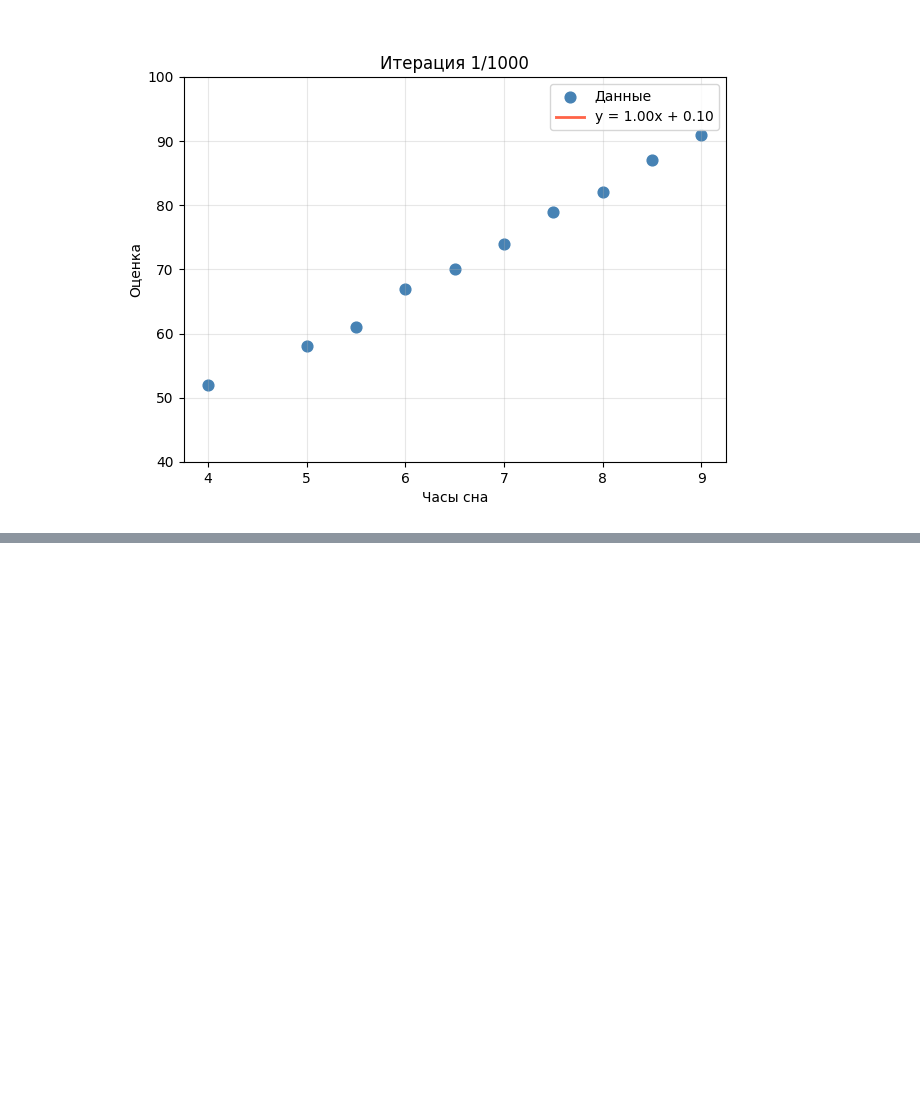
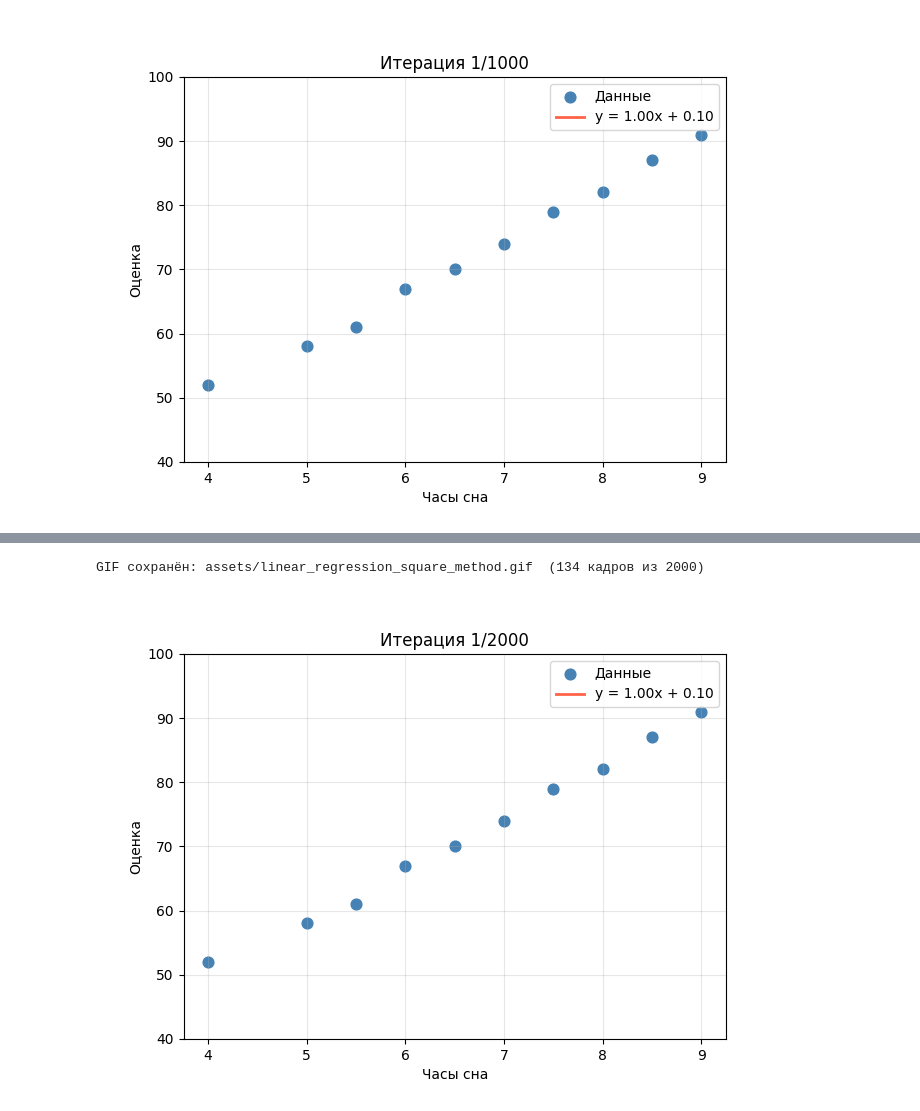
Before and after one commit to lusm554/grokking_machine_learning, a Jupyter notebook: linear_regression.ipynb, the cells around one changed output, grey strips where cells are left out. Drawn from its saved outputs; the diff is of its cells as text; code cells hidden in the pictures; blank space fills up the shorter version.

```diff
--- a/linear_regression.ipynb
+++ b/linear_regression.ipynb
@@ -209,0 +222,32 @@ GIF сохранён: assets/linear_regression_absolute_method.gif  (100 кад
+# %%
+random.seed(42)
+epochs = 2000
+learning_rate = 0.04
+
+w, b = random.randint(0, 10) / 10, random.randint(0, 10) / 10
+square_method_params_history = []
+min_sum_error = float('inf')
+
+model = lambda x, w, b: w * x + b
+
+for epoch in range(epochs):
+    square_method_params_history.append((w, b))
+
+    if epoch % 100 == 0:
+        predicts = [model(x, w, b) for x in feature]
+        errors = [fact - pred for fact, pred in zip(target, predicts)]
+        sum_error = sum(abs(e) for e in errors)
+        mae  = sum_error / len(predicts)
+        mse  = sum(e ** 2 for e in errors) / len(predicts)
+        rmse = math.sqrt(mse)
+        min_sum_error = min(min_sum_error, sum_error)
+        print(f"{epoch=} {sum_error=:.2f} {min_sum_error=:.2f} {mae=:.2f} {mse=:.2f} {rmse=:.2f}")
+
+    random_dot_index = random.randint(0, len(target) - 1)
+    epoch_feature = feature[random_dot_index]
+    epoch_target  = target[random_dot_index]
+    error = epoch_target - model(epoch_feature, w, b)
+    w += learning_rate * error * epoch_feature
+    b += learning_rate * error
+
+print(f"{min_sum_error=:.2f}")
@@ -209,0 +272,5 @@ GIF сохранён: assets/linear_regression_absolute_method.gif  (100 кад
+# %%
+save_gif(square_method_params_history, interval=300, step=15, path="assets/linear_regression_square_method.gif")
+# %% [output]
+GIF сохранён: assets/linear_regression_square_method.gif  (134 кадров из 2000)
+[figure, added]
```
Also changed, not shown: parts of 3 cells of this notebook.
